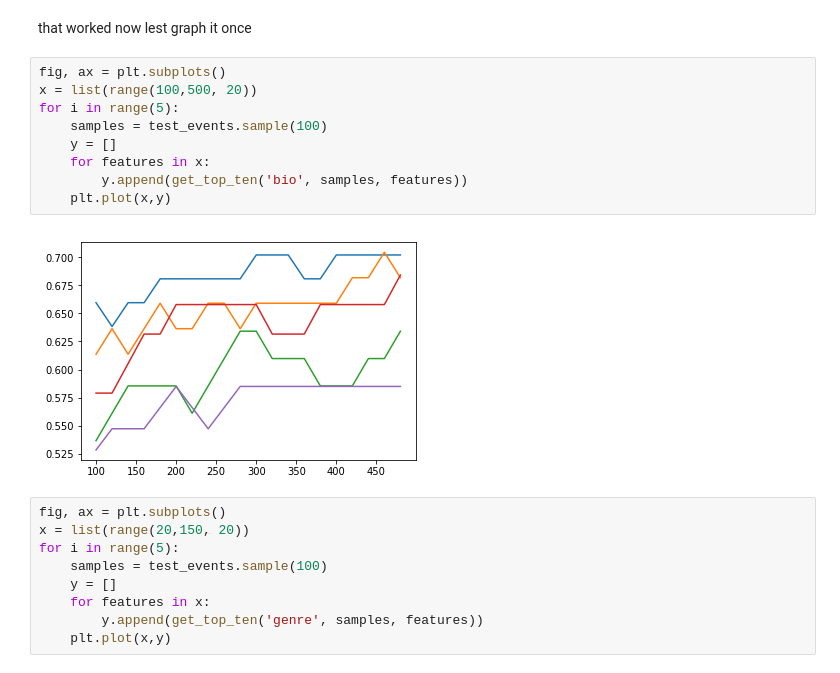
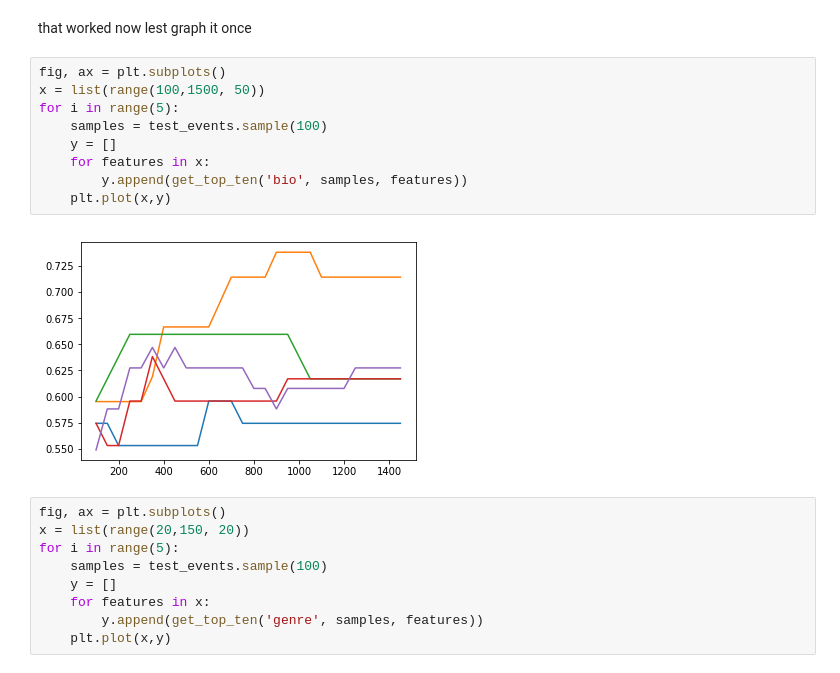
Before and after one commit to ShiahLints/booking-agent-ai, a Jupyter notebook: Models/cosinesimularity.ipynb, the cells around one changed output. Cells and saved outputs as stored; diff of their text form.

```diff
--- a/Models/cosinesimularity.ipynb
+++ b/Models/cosinesimularity.ipynb
@@ -149,15 +149,15 @@ get_top_ten('bio', samples, 100)
 that worked now lest graph it once
 # %%
 fig, ax = plt.subplots()
-x = list(range(100,500, 20))
+x = list(range(100,1500, 50))
 for i in range(5):
     samples = test_events.sample(100)
     y = []
     for features in x:
         y.append(get_top_ten('bio', samples, features))
     plt.plot(x,y)
 # %% [output]
-[figure, old version]
+[figure, new version]
 # %%
 fig, ax = plt.subplots()
 x = list(range(20,150, 20))
```
